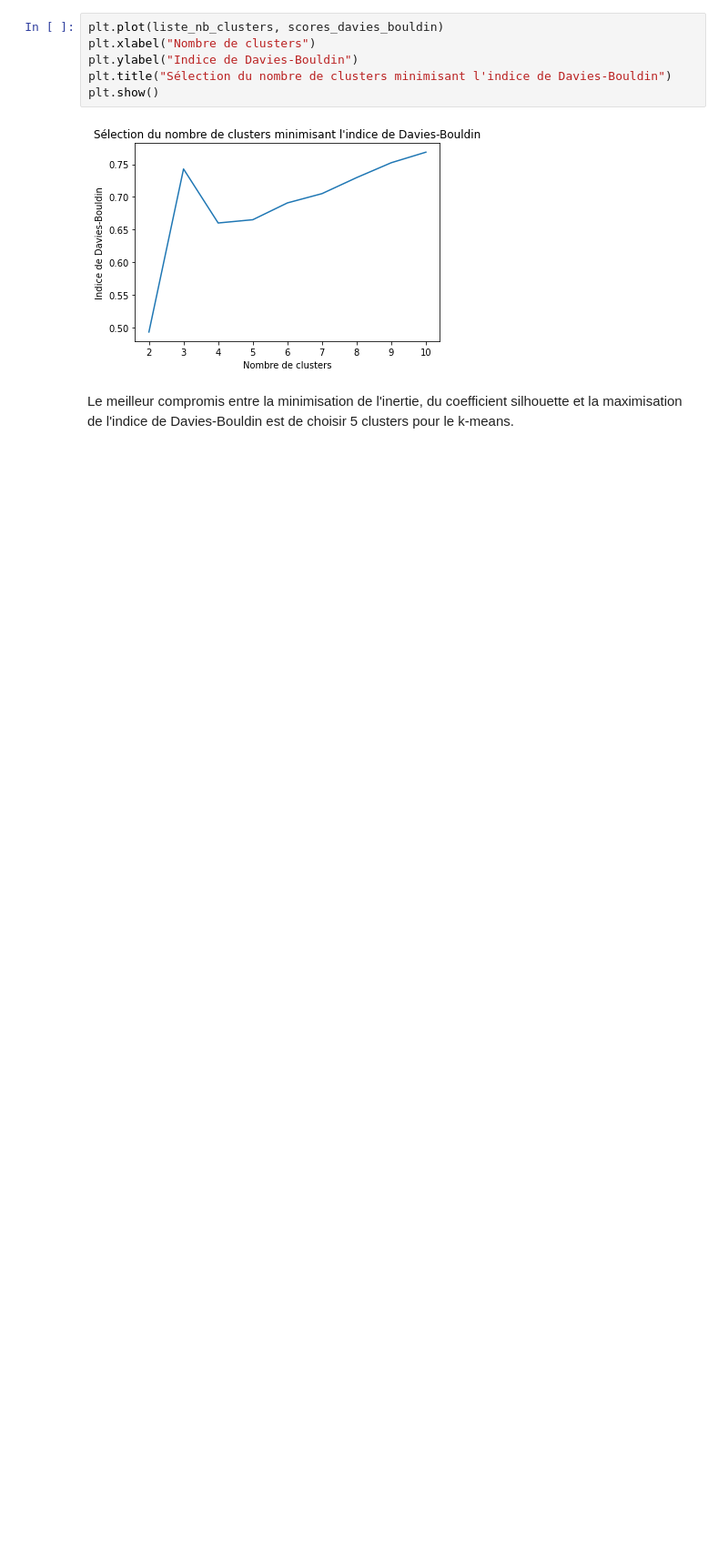
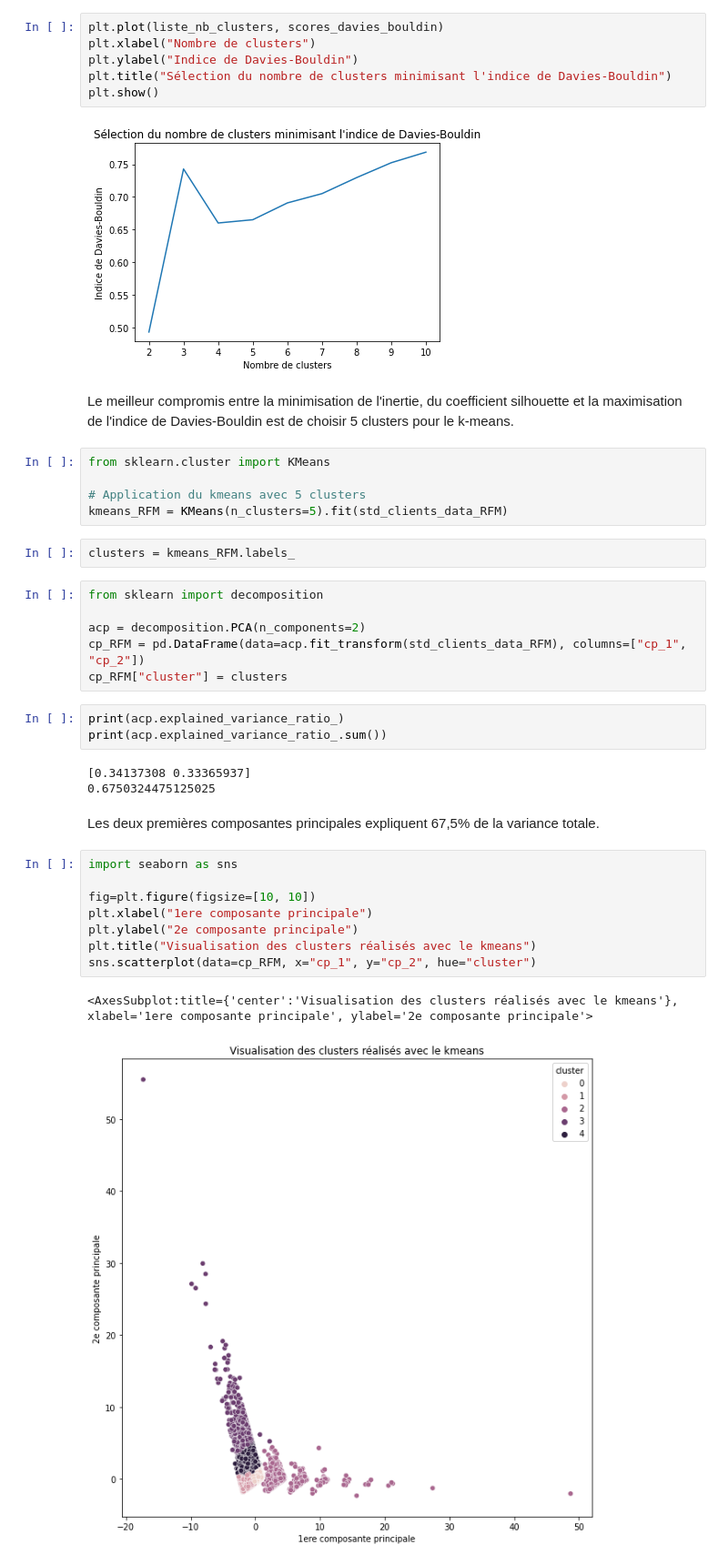
Before and after one commit to sebastienbourgeois/oc-p5-segmenter-clients-site-ecommerce, a Jupyter notebook: POLIST_02_notebookessais.ipynb, the cells around one changed output. Shown at 91% size. Cells and saved outputs as stored; diff of their text form; blank space fills up the shorter version.

Commit message:
Réalisation du kmeans et visualisation des clusters avec l'ACP

```diff
--- a/POLIST_02_notebookessais.ipynb
+++ b/POLIST_02_notebookessais.ipynb
@@ -193,3 +193,35 @@ plt.show()
 [figure]
 # %% [markdown]
 Le meilleur compromis entre la minimisation de l'inertie, du coefficient silhouette et la maximisation de l'indice de Davies-Bouldin est de choisir 5 clusters pour le k-means.
+# %%
+from sklearn.cluster import KMeans
+
+# Application du kmeans avec 5 clusters
+kmeans_RFM = KMeans(n_clusters=5).fit(std_clients_data_RFM)
+# %%
+clusters = kmeans_RFM.labels_
+# %%
+from sklearn import decomposition
+
+acp = decomposition.PCA(n_components=2)
+cp_RFM = pd.DataFrame(data=acp.fit_transform(std_clients_data_RFM), columns=["cp_1", "cp_2"])
+cp_RFM["cluster"] = clusters
+# %%
+print(acp.explained_variance_ratio_)
+print(acp.explained_variance_ratio_.sum())
+# %% [output]
+[0.34137308 0.33365937]
+0.6750324475125025
+# %% [markdown]
+Les deux premières composantes principales expliquent 67,5% de la variance totale.
+# %%
+import seaborn as sns
+
+fig=plt.figure(figsize=[10, 10])
+plt.xlabel("1ere composante principale")
+plt.ylabel("2e composante principale")
+plt.title("Visualisation des clusters réalisés avec le kmeans")
+sns.scatterplot(data=cp_RFM, x="cp_1", y="cp_2", hue="cluster")
+# %% [output]
+<AxesSubplot:title={'center':'Visualisation des clusters réalisés avec le kmeans'}, xlabel='1ere composante principale', ylabel='2e composante principale'>
+[figure, added]
```
